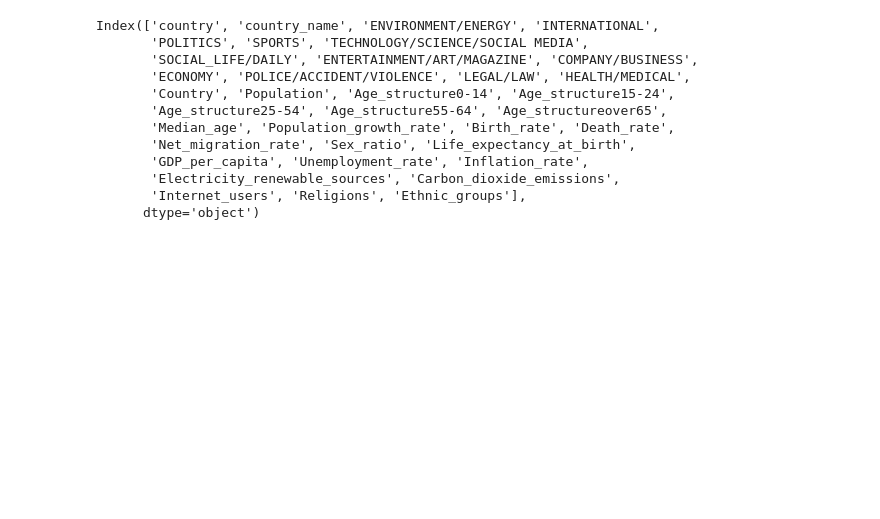
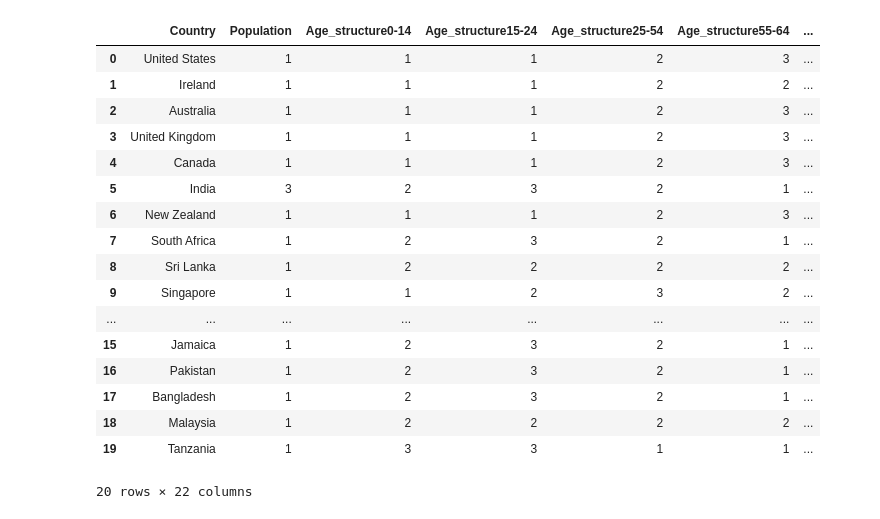
Before and after one commit to camligorkem/ADA_2018_Project, a Jupyter notebook: Notebooks/Data_Analysis.ipynb, the cells around one changed output. Saved outputs shown, nothing was run; the diff lists cells and outputs as text; code cells hidden in the pictures; blank space fills up the shorter version.

Commit message:
Data Analysis finished

```diff
--- a/Notebooks/Data_Analysis.ipynb
+++ b/Notebooks/Data_Analysis.ipynb
@@ -90,0 +422,7 @@ Name: Inflation_rate, dtype: float64
+# %%
+# Correlation
+merged_data = topic_distribution.merge(all_facts_org, left_on='country_name', right_on='Country')
+merged_data.head(2)
+data = merged_data.copy()
+internet_users = data[['country','Internet_users']]
+#internet_users
@@ -95,11 +567,33 @@ all_facts_cat= all_facts_std.copy()
 # %%
-#labels = [1,2,3]
-##cols_to_cat=['Carbon_dioxide_emissions','Electricity_renewable_sources','GDP_per_capita',
-##             'Unemployment_rate','Inflation_rate','Life_expectancy_at_birth','Internet_users']
-#cols_to_cat = all_facts_org.columns[1:-2]
-#for col in cols_to_cat:
-#    all_facts_cat[col] = pd.cut(all_facts_org[col],len(labels), labels=labels)
-#all_facts_cat
+# Converting the data into categorical for facts as 3 levels low medium and high
+# Since the results havent changed we skipped this part.
+
+labels = [1,2,3]
+cols_to_cat=['Carbon_dioxide_emissions','Electricity_renewable_sources','GDP_per_capita',
+             'Unemployment_rate','Inflation_rate','Life_expectancy_at_birth','Internet_users']
+cols_to_cat = all_facts_org.columns[1:-2]
+for col in cols_to_cat:
+    all_facts_cat[col] = pd.cut(all_facts_org[col],len(labels), labels=labels)
+all_facts_cat
+# %% [output]
+|  | Country | Population | Age_structure0-14 | Age_structure15-24 | Age_structure25-54 | Age_structure55-64 | ... |
+| 0 | United States | 1 | 1 | 1 | 2 | 3 | ... |
+| 1 | Ireland | 1 | 1 | 1 | 2 | 2 | ... |
+| 2 | Australia | 1 | 1 | 1 | 2 | 3 | ... |
+| 3 | United Kingdom | 1 | 1 | 1 | 2 | 3 | ... |
+| 4 | Canada | 1 | 1 | 1 | 2 | 3 | ... |
+| 5 | India | 3 | 2 | 3 | 2 | 1 | ... |
+| 6 | New Zealand | 1 | 1 | 1 | 2 | 3 | ... |
+| 7 | South Africa | 1 | 2 | 3 | 2 | 1 | ... |
+| 8 | Sri Lanka | 1 | 2 | 2 | 2 | 2 | ... |
+| 9 | Singapore | 1 | 1 | 2 | 3 | 2 | ... |
+| ... | ... | ... | ... | ... | ... | ... | ... |
+| 15 | Jamaica | 1 | 2 | 3 | 2 | 1 | ... |
+| 16 | Pakistan | 1 | 2 | 3 | 2 | 1 | ... |
+| 17 | Bangladesh | 1 | 2 | 3 | 2 | 1 | ... |
+| 18 | Malaysia | 1 | 2 | 2 | 2 | 2 | ... |
+| 19 | Tanzania | 1 | 3 | 3 | 1 | 1 | ... |
+20 rows × 22 columns
 # %%
 #all_facts = all_facts_cat
 all_facts = all_facts_org
@@ -118,18 +612,3 @@ data = merged_data
-# %%
-data.columns
-# %% [output]
-Index(['country', 'country_name', 'ENVIRONMENT/ENERGY', 'INTERNATIONAL',
-       'POLITICS', 'SPORTS', 'TECHNOLOGY/SCIENCE/SOCIAL MEDIA',
-       'SOCIAL_LIFE/DAILY', 'ENTERTAINMENT/ART/MAGAZINE', 'COMPANY/BUSINESS',
-       'ECONOMY', 'POLICE/ACCIDENT/VIOLENCE', 'LEGAL/LAW', 'HEALTH/MEDICAL',
-       'Country', 'Population', 'Age_structure0-14', 'Age_structure15-24',
-       'Age_structure25-54', 'Age_structure55-64', 'Age_structureover65',
-       'Median_age', 'Population_growth_rate', 'Birth_rate', 'Death_rate',
-       'Net_migration_rate', 'Sex_ratio', 'Life_expectancy_at_birth',
-       'GDP_per_capita', 'Unemployment_rate', 'Inflation_rate',
-       'Electricity_renewable_sources', 'Carbon_dioxide_emissions',
-       'Internet_users', 'Religions', 'Ethnic_groups'],
-      dtype='object')
 # %%
 fact_columns = []
 for i in data.columns:
```
Also changed, not shown: parts of 101 cells of this notebook.
